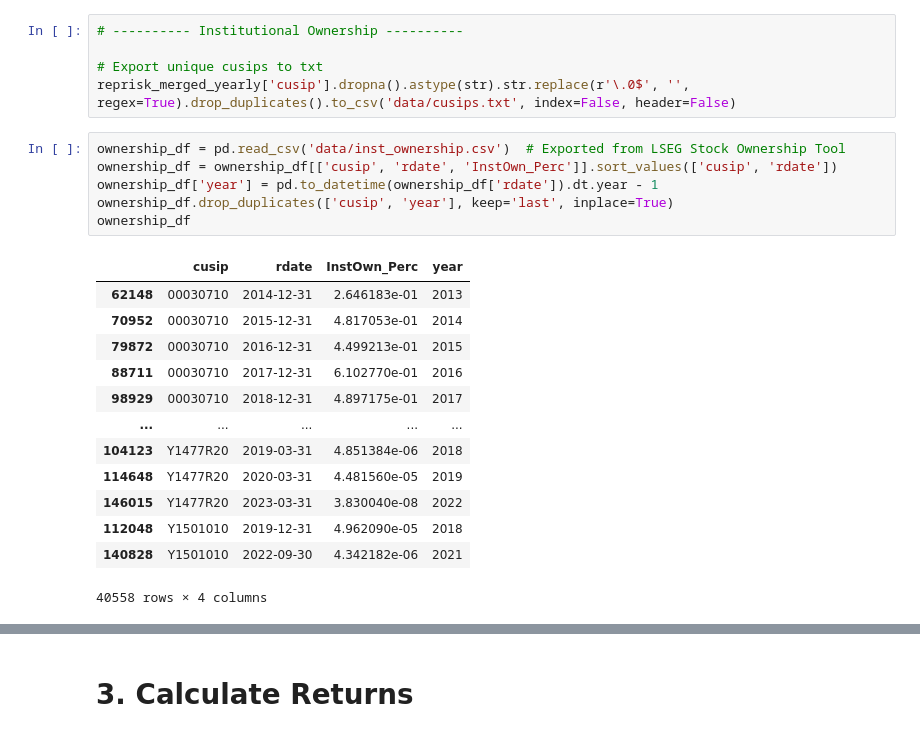
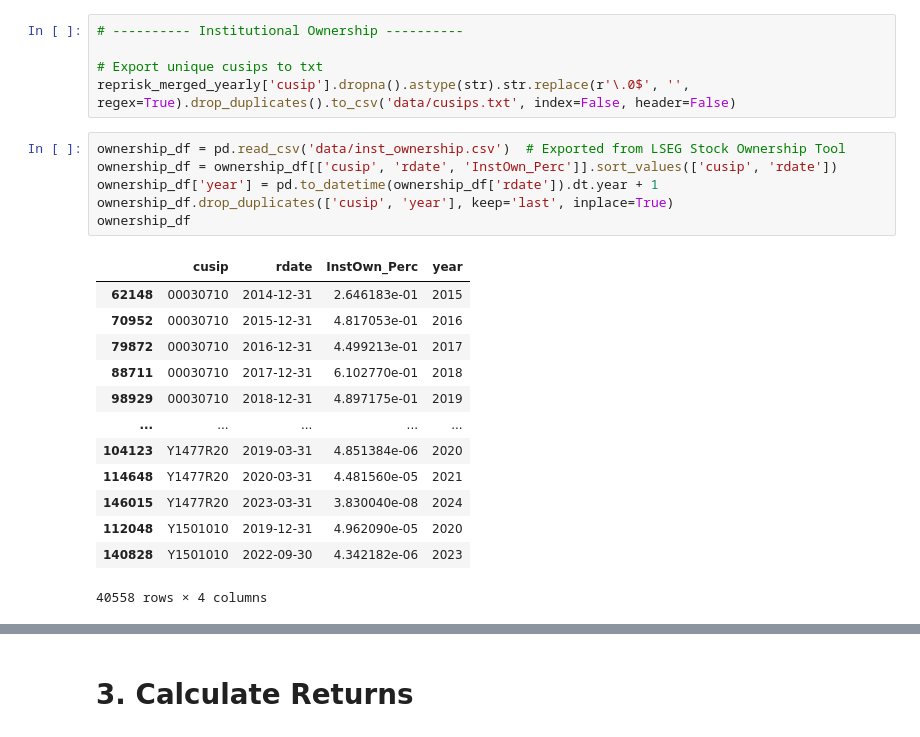
Before and after one commit to pschrader98/ESG_Portfolios, a Jupyter notebook: CalculateMateriality.ipynb, the cells around one changed output, grey strips where cells are left out. Saved outputs shown, nothing was run; the diff lists cells and outputs as text.

```diff
--- a/CalculateMateriality.ipynb
+++ b/CalculateMateriality.ipynb
@@ -631,20 +847,20 @@ reprisk_merged_yearly['cusip'].dropna().astype(str).str.replace(r'\.0$', '', reg
 # %%
 ownership_df = pd.read_csv('data/inst_ownership.csv')  # Exported from LSEG Stock Ownership Tool
 ownership_df = ownership_df[['cusip', 'rdate', 'InstOwn_Perc']].sort_values(['cusip', 'rdate'])
-ownership_df['year'] = pd.to_datetime(ownership_df['rdate']).dt.year - 1
+ownership_df['year'] = pd.to_datetime(ownership_df['rdate']).dt.year + 1
 ownership_df.drop_duplicates(['cusip', 'year'], keep='last', inplace=True)
 ownership_df
 # %% [output]
 |  | cusip | rdate | InstOwn_Perc | year |
-| 62148 | 00030710 | 2014-12-31 | 2.646183e-01 | 2013 |
-| 70952 | 00030710 | 2015-12-31 | 4.817053e-01 | 2014 |
-| 79872 | 00030710 | 2016-12-31 | 4.499213e-01 | 2015 |
-| 88711 | 00030710 | 2017-12-31 | 6.102770e-01 | 2016 |
-| 98929 | 00030710 | 2018-12-31 | 4.897175e-01 | 2017 |
+| 62148 | 00030710 | 2014-12-31 | 2.646183e-01 | 2015 |
+| 70952 | 00030710 | 2015-12-31 | 4.817053e-01 | 2016 |
+| 79872 | 00030710 | 2016-12-31 | 4.499213e-01 | 2017 |
+| 88711 | 00030710 | 2017-12-31 | 6.102770e-01 | 2018 |
+| 98929 | 00030710 | 2018-12-31 | 4.897175e-01 | 2019 |
 | ... | ... | ... | ... | ... |
-| 104123 | Y1477R20 | 2019-03-31 | 4.851384e-06 | 2018 |
-| 114648 | Y1477R20 | 2020-03-31 | 4.481560e-05 | 2019 |
-| 146015 | Y1477R20 | 2023-03-31 | 3.830040e-08 | 2022 |
-| 112048 | Y1501010 | 2019-12-31 | 4.962090e-05 | 2018 |
-| 140828 | Y1501010 | 2022-09-30 | 4.342182e-06 | 2021 |
+| 104123 | Y1477R20 | 2019-03-31 | 4.851384e-06 | 2020 |
+| 114648 | Y1477R20 | 2020-03-31 | 4.481560e-05 | 2021 |
+| 146015 | Y1477R20 | 2023-03-31 | 3.830040e-08 | 2024 |
+| 112048 | Y1501010 | 2019-12-31 | 4.962090e-05 | 2020 |
+| 140828 | Y1501010 | 2022-09-30 | 4.342182e-06 | 2023 |
 40558 rows × 4 columns
```
Also changed, not shown: parts of 106 cells of this notebook, 4 other files.
